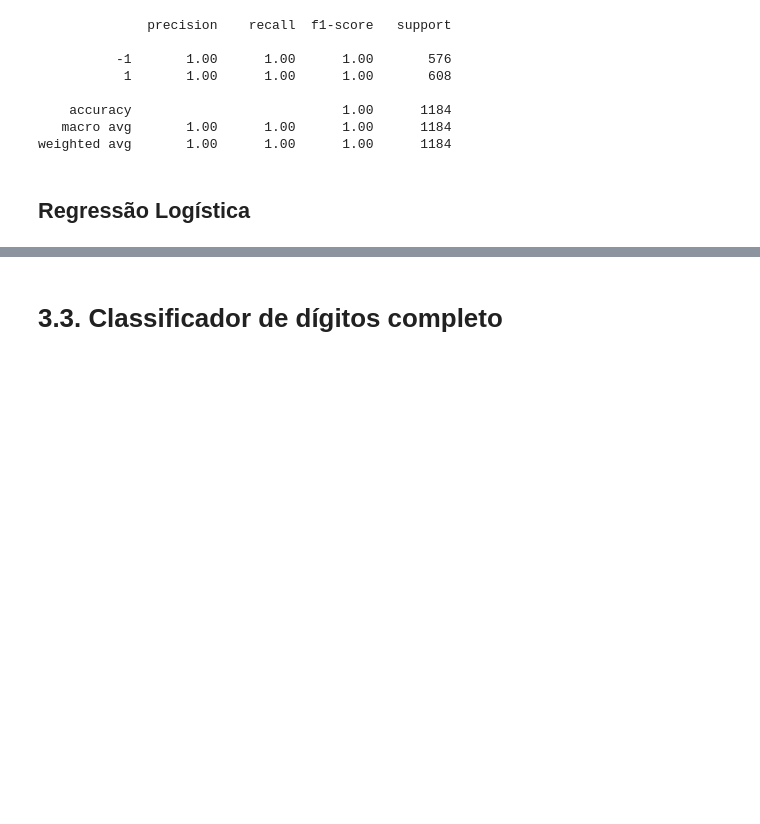
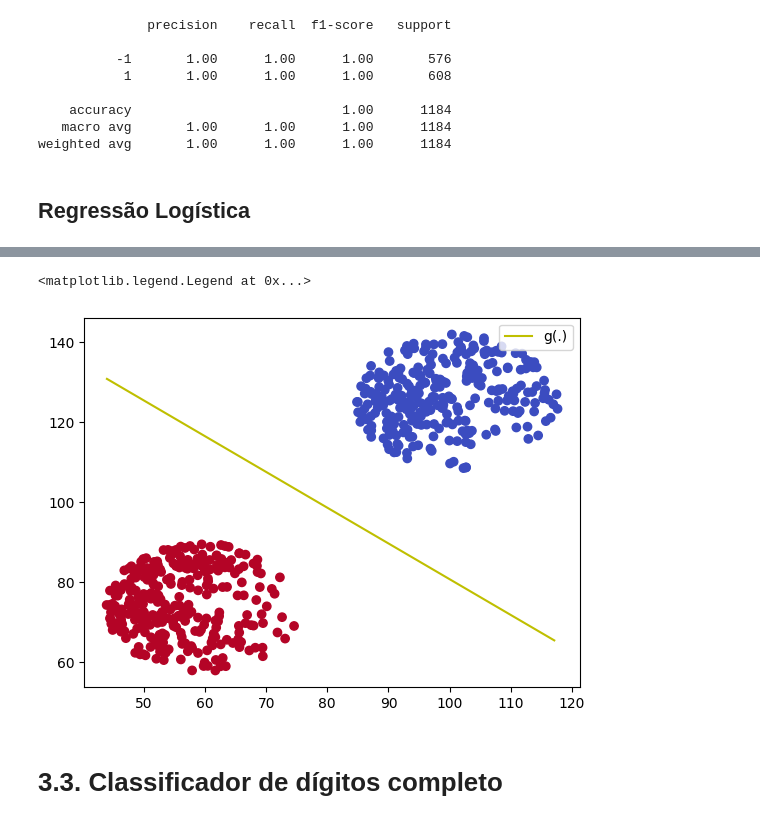
Before and after one commit to mariabandeira/Reconhecimento-de-Digitos, a Jupyter notebook: MiniProjeto_ML.ipynb, the cells around one changed output, grey strips where cells are left out. Cells and saved outputs as stored; diff of their text form; code cells hidden in the pictures; blank space fills up the shorter version.

```diff
--- a/MiniProjeto_ML.ipynb
+++ b/MiniProjeto_ML.ipynb
@@ -530,2 +597,11 @@ weighted avg       1.00      1.00      1.00      1184
+# %%
+#desenha a reta inferida pela regressao logistica
+yRL = [classifier.getRegressionY(xmin_test), classifier.getRegressionY(xmax_test)]
+plt.scatter(X_test1x5[:, 1], X_test1x5[:, 2], c=y_test1x5, cmap='coolwarm')
+plt.plot(xRL, yRL, 'y-', label='g(.)')
+plt.legend(loc='upper right')
+# %% [output]
+<matplotlib.legend.Legend at 0x...>
+[figure, added]
 # %% [markdown]
 # 3.3. Classificador de dígitos completo
```
Also changed, not shown: parts of 9 cells of this notebook.
